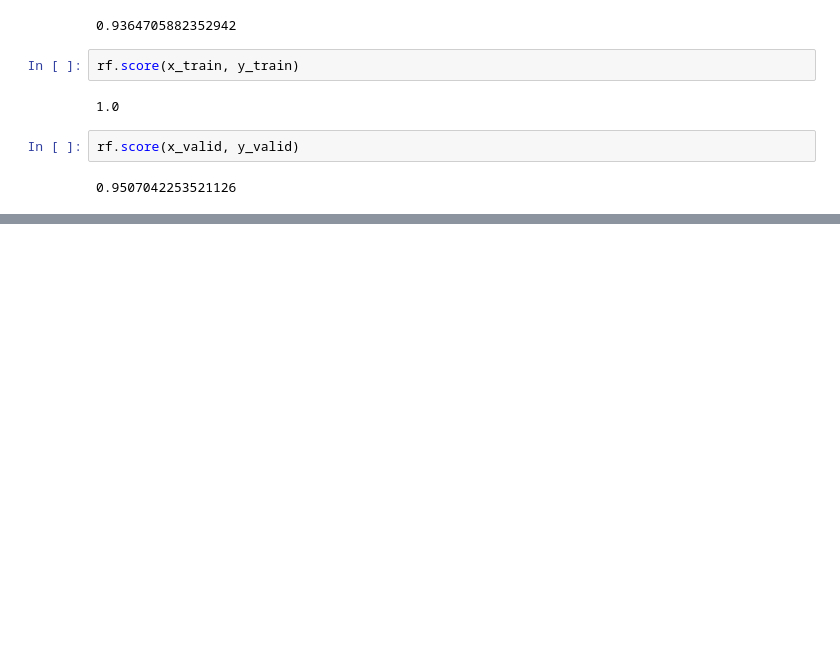
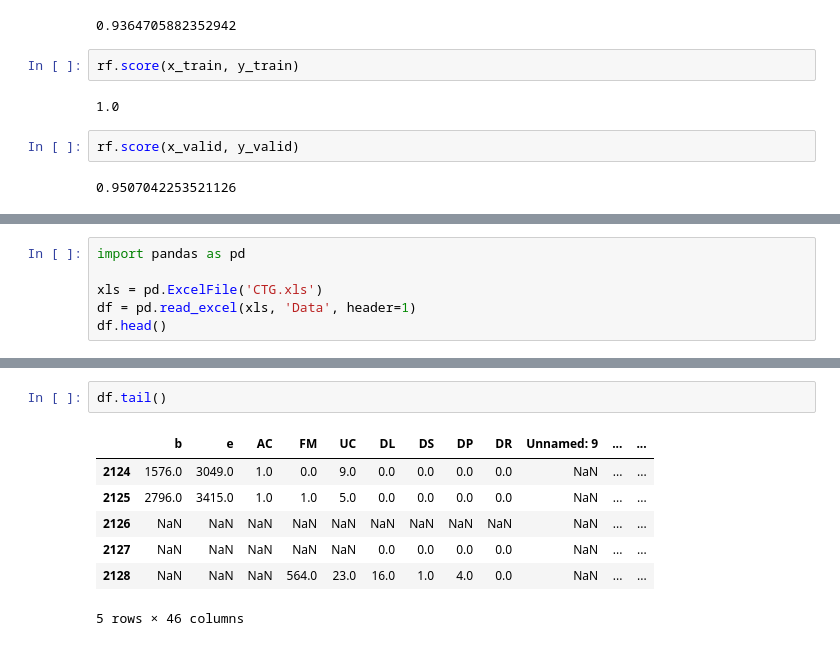
Before and after one commit to moaaztaha/Machine-Learning-Assignment, a Jupyter notebook: CTG Classification.ipynb, the cells around one changed output, grey strips where cells are left out. Saved outputs shown, nothing was run; the diff lists cells and outputs as text; blank space fills up the shorter version.

Commit message:
data preprocesing

```diff
--- a/CTG Classification.ipynb
+++ b/CTG Classification.ipynb
@@ -224,0 +242,6 @@ rf.score(x_valid, y_valid)
+# %%
+import pandas as pd
+
+xls = pd.ExcelFile('CTG.xls')
+df = pd.read_excel(xls, 'Data', header=1)
+df.head()
@@ -224,0 +264,10 @@ rf.score(x_valid, y_valid)
+# %%
+df.tail()
+# %% [output]
+|  | b | e | AC | FM | UC | DL | DS | DP | DR | Unnamed: 9 | ... | ... |
+| 2124 | 1576.0 | 3049.0 | 1.0 | 0.0 | 9.0 | 0.0 | 0.0 | 0.0 | 0.0 | NaN | ... | ... |
+| 2125 | 2796.0 | 3415.0 | 1.0 | 1.0 | 5.0 | 0.0 | 0.0 | 0.0 | 0.0 | NaN | ... | ... |
+| 2126 | NaN | NaN | NaN | NaN | NaN | NaN | NaN | NaN | NaN | NaN | ... | ... |
+| 2127 | NaN | NaN | NaN | NaN | NaN | 0.0 | 0.0 | 0.0 | 0.0 | NaN | ... | ... |
+| 2128 | NaN | NaN | NaN | 564.0 | 23.0 | 16.0 | 1.0 | 4.0 | 0.0 | NaN | ... | ... |
+5 rows × 46 columns
```
Also changed, not shown: parts of 24 cells of this notebook, 1 other file.
